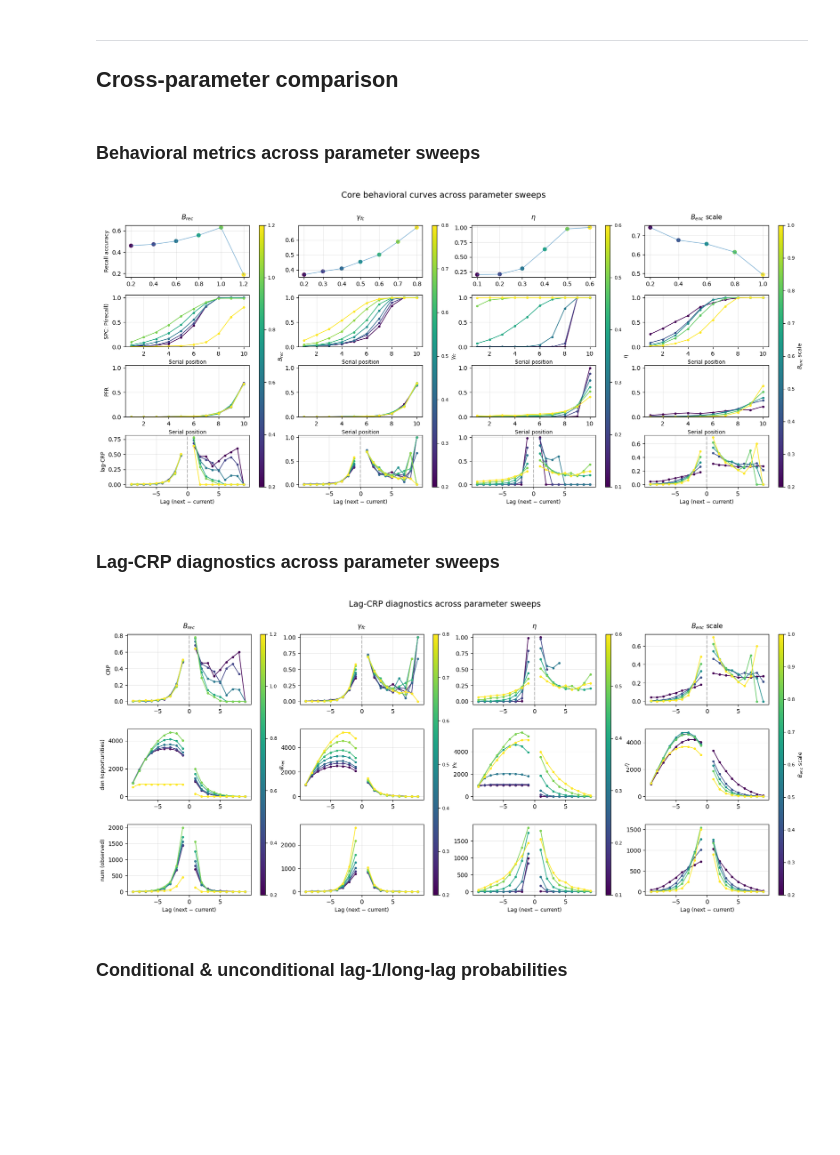
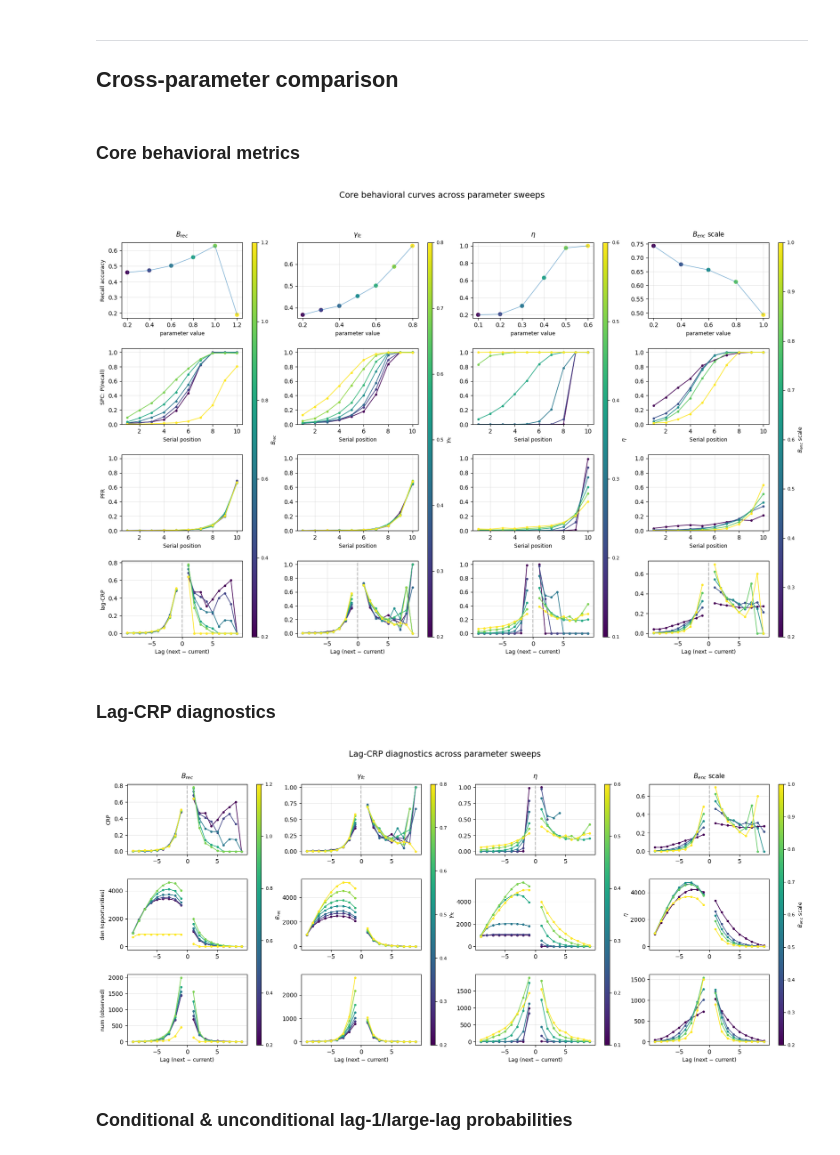
Before and after one commit to beaverjuly/PTSD_MemorySegmentation, a Jupyter notebook: external/CMR_SEM/CMR_multiParameterSweep/behavioral_metrics.ipynb, the cells around one changed output. Cells and saved outputs as stored; diff of their text form; code cells hidden in the pictures; blank space fills up the shorter version.

Commit message:
reformat plots 2

```diff
--- a/external/CMR_SEM/CMR_multiParameterSweep/behavioral_metrics.ipynb
+++ b/external/CMR_SEM/CMR_multiParameterSweep/behavioral_metrics.ipynb
@@ -299,35 +299,35 @@ sweeps = [
     (sweep_eta,         eta_grid,          r"$\eta$"),
     (sweep_B_enc_scale, B_encD_scale_grid, r"$B_{enc}$ scale"),
 ]
-# %% [markdown]
-### Behavioral metrics across parameter sweeps
+# %% [markdown]
+### Core behavioral metrics
 # %%
 nrows, ncols = 4, 4
-fig = plt.figure(figsize=(20, 8))
+fig = plt.figure(figsize=(20, 12))
 
-# 1. Define the OUTER grid (one cell for each sweep)
-# wspace here controls the gap between the 4 main sweep blocks.
-outer_gs = fig.add_gridspec(1, ncols, wspace=0.25)
+# 1. Define outer grid (one cell for each sweep)
+# wspace here controls the gap between the 4 main columns
+outer_gs = fig.add_gridspec(1, ncols, wspace=0.3)
 
 axs = np.empty((nrows, ncols), dtype=object)
 caxs = np.empty(ncols, dtype=object)
 
 for col in range(ncols):
-    # 2. Define the INNER grid for each column
+    # 2. Define INNER grid for each column
     # width_ratios: [Plot Width, Colorbar Width]
-    # wspace: The SPECIFIC gap between the plot and the colorbar
-    # hspace: Vertical gap between rows
+    # wspace: horizontal gap between plot and colorbar
+    # hspace: vertical gap between rows
     inner_gs = outer_gs[0, col].subgridspec(
         nrows, 2,
         width_ratios=[1, 0.04],
-        wspace=0.15,  # Increased gap between plot and its colorbar
-        hspace=0.35
+        wspace=0.15,
+        hspace=0.4
     )
 
     for r in range(nrows):
         axs[r, col] = fig.add_subplot(inner_gs[r, 0])
 
-    # 3. Create the colorbar axis spanning all rows in the 2nd column of inner_gs
+    # 3. Create colorbar axis spanning all rows in 2nd column of inner_gs
     caxs[col] = fig.add_subplot(inner_gs[:, 1])
 
 
@@ -344,6 +344,7 @@ for col, (sweep_res, grid, label) in enumerate(sweeps):
     ], float)
     line_with_colored_points(ax, grid, y, colors)
     ax.set_title(label, fontsize=11, pad=10)
+    ax.set_xlabel("parameter value", fontsize=9)
     if col == 0:
         ax.set_ylabel("Recall accuracy", fontsize=9)
     ax.grid(alpha=0.3)
@@ -368,41 +369,41 @@ for col, (sweep_res, grid, label) in enumerate(sweeps):
         ax.set_ylabel("PFR", fontsize=9)
     ax.set_xlabel("Serial position", fontsize=9)
     ax.set_ylim(0, 1.05)
     ax.grid(alpha=0.3)
 
     # --- row 3: lag-CRP ---
     ax = axs[3, col]
     for v, c in zip(grid, colors):
         rs = _get_sweep_entry(sweep_res, v)["recall_sims"]
         lags, crp = compute_lag_crp(rs, N)
         neg = lags < 0
         pos = lags > 0
         ax.plot(lags[neg], crp[neg], color=c, marker="o", lw=1.2, ms=3)
         ax.plot(lags[pos], crp[pos], color=c, marker="o", lw=1.2, ms=3)
     ax.axvline(0, color="gray", ls="--", alpha=0.5)
     if col == 0:
         ax.set_ylabel("lag-CRP", fontsize=9)
     ax.set_xlabel("Lag (next − current)", fontsize=9)
     ax.grid(alpha=0.3)
 
     # --- colorbar for this sweep column ---
     sm = mpl.cm.ScalarMappable(norm=norm, cmap=cmap)
     sm.set_array([])
     cbar = fig.colorbar(sm, cax=caxs[col])
     cbar.set_label(label, fontsize=9)
     caxs[col].tick_params(labelsize=8)
 
 fig.suptitle("Core behavioral curves across parameter sweeps", fontsize=14, y=0.98)
 plt.show()
 # %% [output]
-[figure, old version]
+[figure, new version]
 # %% [markdown]
-### Lag-CRP diagnostics across parameter sweeps
+### Lag-CRP diagnostics
 # %%
 nrows, ncols = 3, 4
 fig = plt.figure(figsize=(20, 8))
 
-outer_gs = fig.add_gridspec(1, ncols, wspace=0.25)
+outer_gs = fig.add_gridspec(1, ncols, wspace=0.3)
 
 axs  = np.empty((nrows, ncols), dtype=object)
 caxs = np.empty(ncols, dtype=object)
@@ -460,9 +461,9 @@ for col, (sweep_res, grid, label) in enumerate(sweeps):
 fig.suptitle("Lag-CRP diagnostics across parameter sweeps", fontsize=14, y=0.98)
 plt.show()
 # %% [output]
-[figure, old version]
+[figure, new version]
 # %% [markdown]
-### Conditional & unconditional lag-1/long-lag probabilities
+### Conditional & unconditional lag-1/large-lag probabilities
 # %%
 nrows, ncols = 5, 4
 fig = plt.figure(figsize=(20, 10))
```
Also changed, not shown: parts of 1 cell of this notebook, 3 other files.
